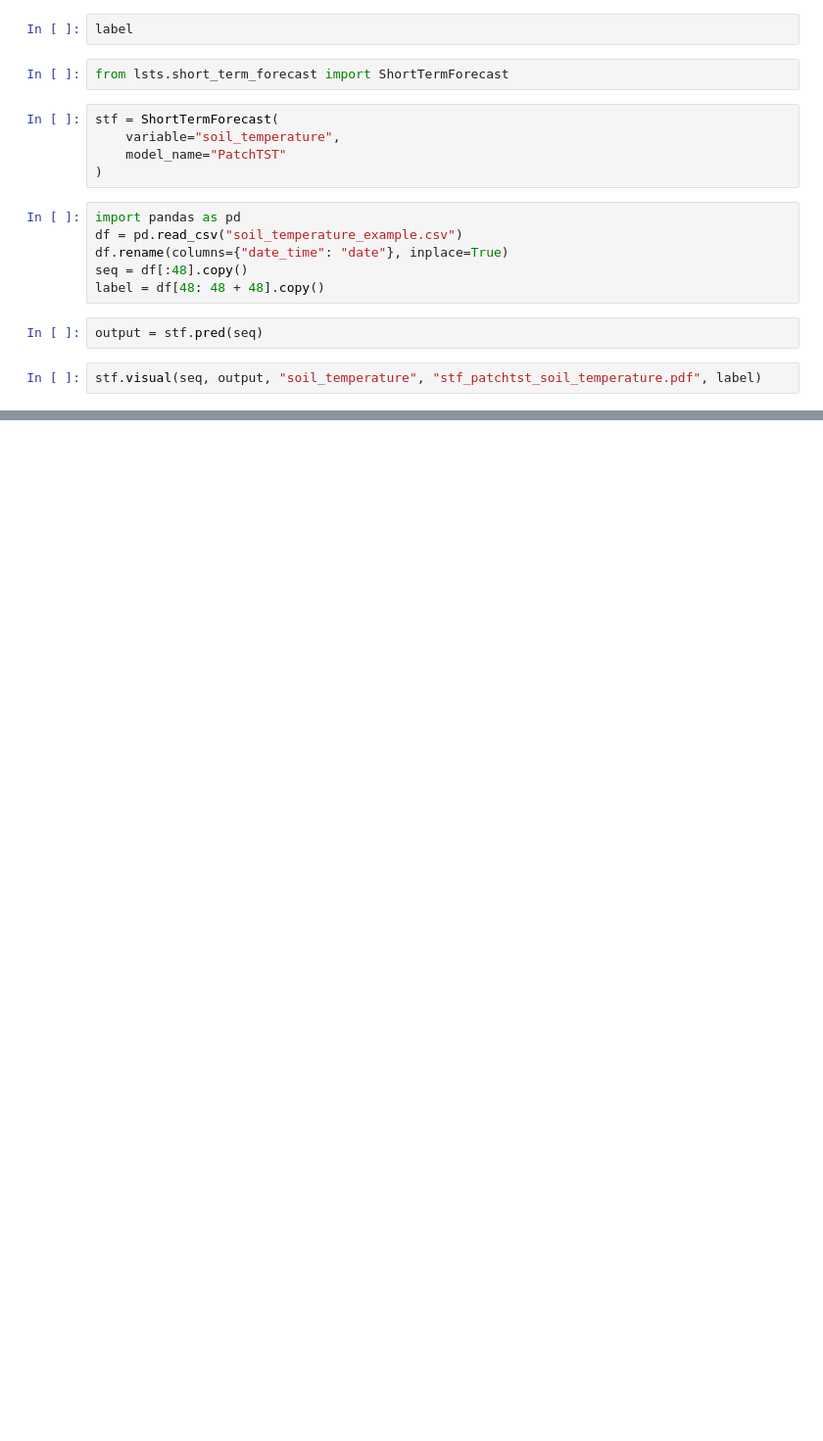
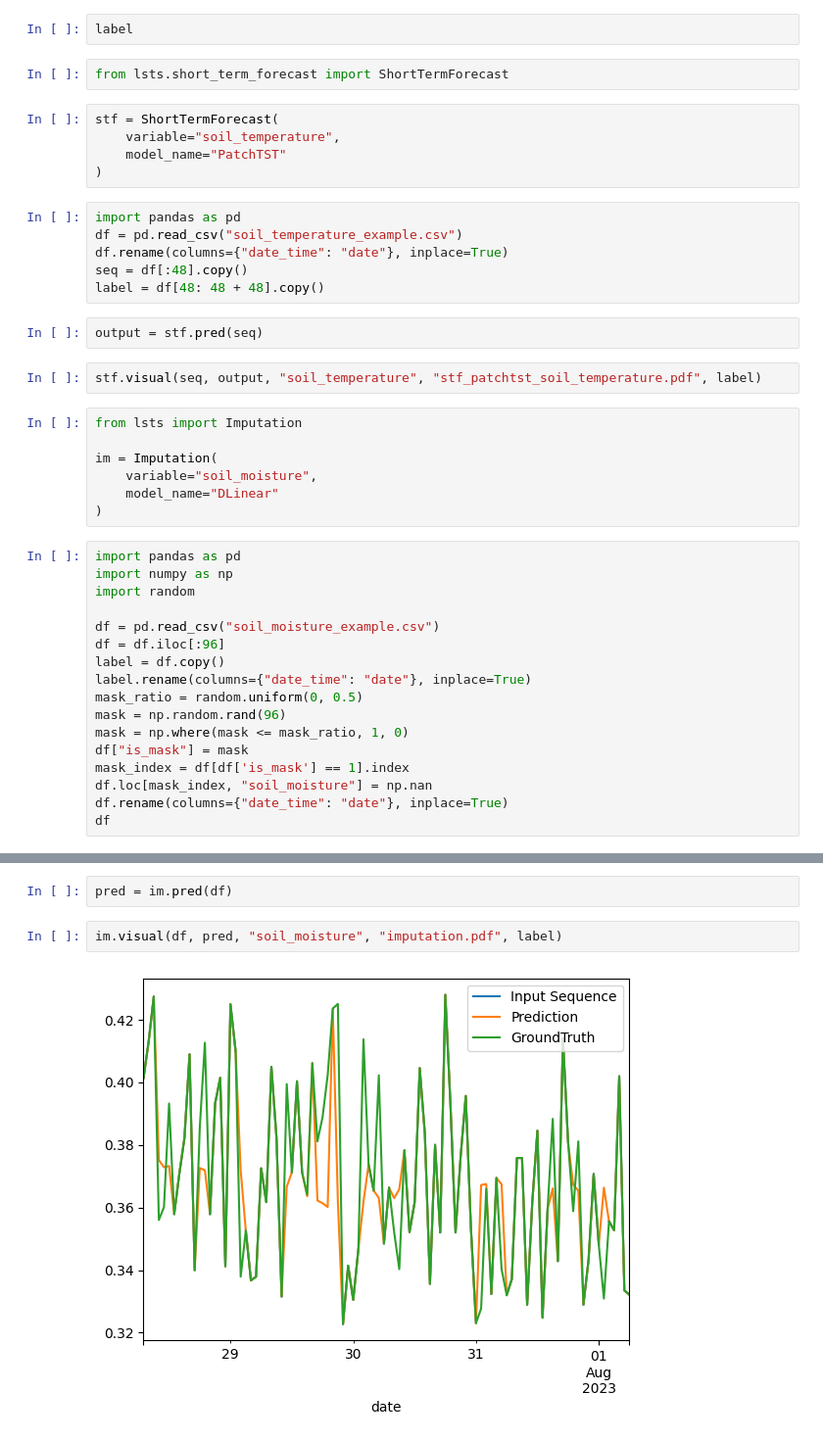
Before and after one commit to lizhuoq/land_surface_time_series, a Jupyter notebook: temp.ipynb, the cells around one changed output, grey strips where cells are left out. Shown at 98% size. Saved outputs shown, nothing was run; the diff lists cells and outputs as text; blank space fills up the shorter version.

Commit message:
features: add imputation

```diff
--- a/temp.ipynb
+++ b/temp.ipynb
@@ -37,3 +37,27 @@ label = df[48: 48 + 48].copy()
 output = stf.pred(seq)
 # %%
 stf.visual(seq, output, "soil_temperature", "stf_patchtst_soil_temperature.pdf", label)
+# %%
+from lsts import Imputation
+
+im = Imputation(
+    variable="soil_moisture",
+    model_name="DLinear"
+)
+# %%
+import pandas as pd
+import numpy as np
+import random
+
+df = pd.read_csv("soil_moisture_example.csv")
+df = df.iloc[:96]
+label = df.copy()
+label.rename(columns={"date_time": "date"}, inplace=True)
+mask_ratio = random.uniform(0, 0.5)
+mask = np.random.rand(96)
+mask = np.where(mask <= mask_ratio, 1, 0)
+df["is_mask"] = mask
+mask_index = df[df['is_mask'] == 1].index
+df.loc[mask_index, "soil_moisture"] = np.nan
+df.rename(columns={"date_time": "date"}, inplace=True)
+df
@@ -39,0 +78,6 @@ stf.visual(seq, output, "soil_temperature", "stf_patchtst_soil_temperature.pdf",
+# %%
+pred = im.pred(df)
+# %%
+im.visual(df, pred, "soil_moisture", "imputation.pdf", label)
+# %% [output]
+[figure, added]
```
Also changed, not shown: parts of 3 cells of this notebook, 8 other files.
